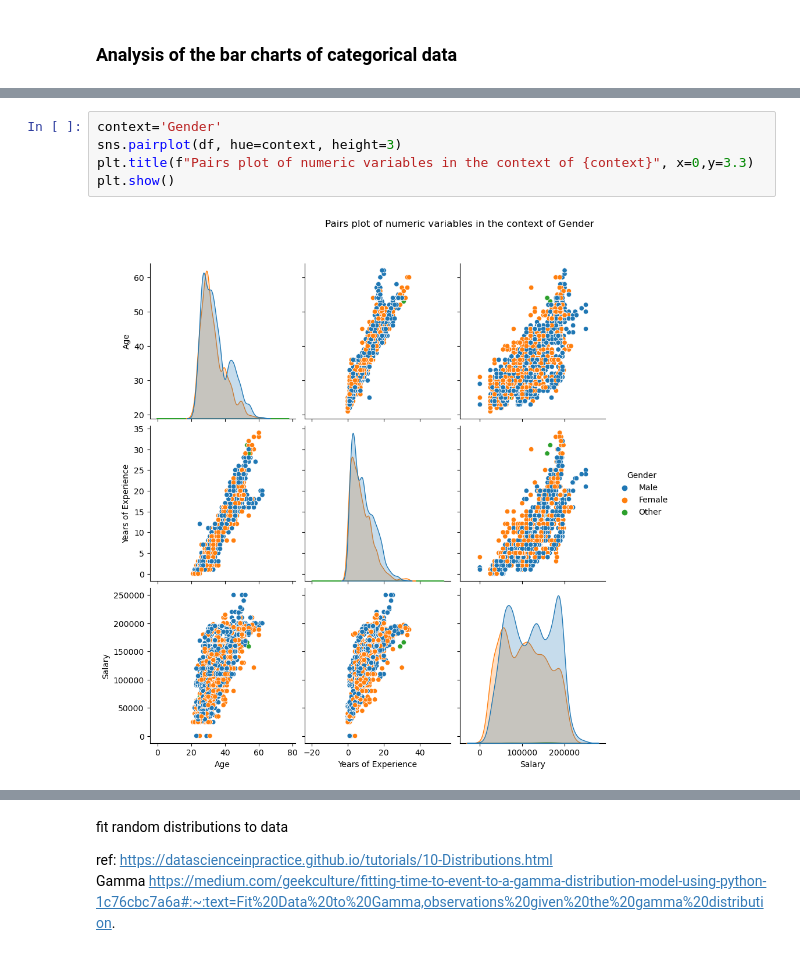
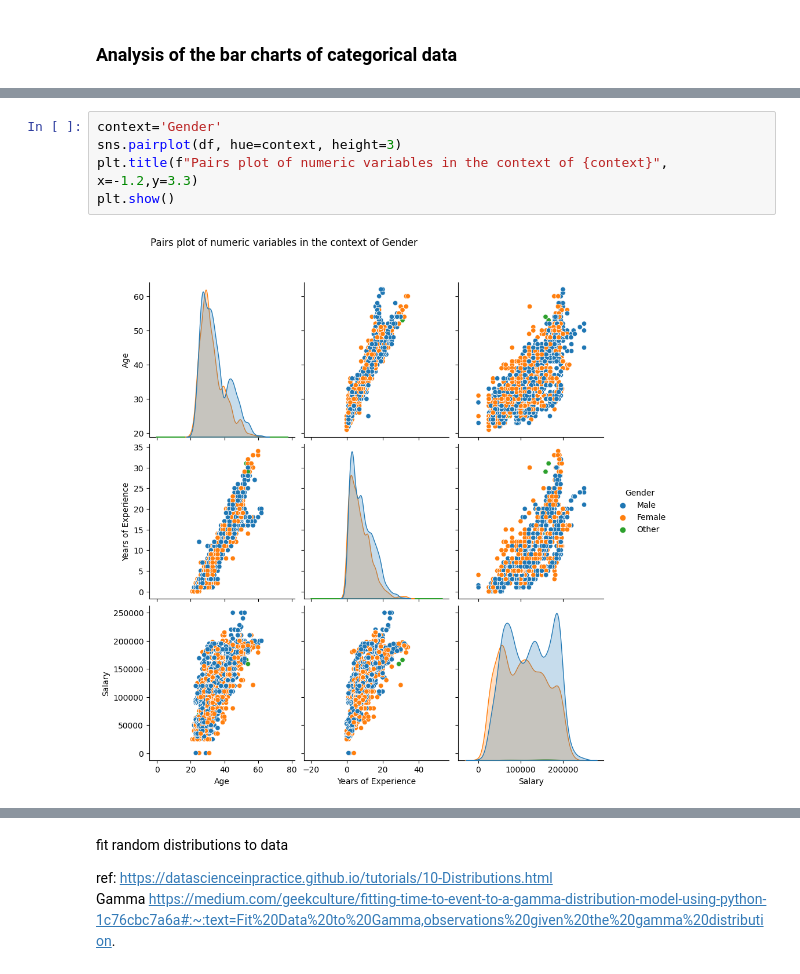
Before and after one commit to noyo0/ProgrammingForDataAnalysis, a Jupyter notebook: Project1/Project1.ipynb, the cells around one changed output, grey strips where cells are left out. Cells and saved outputs as stored; diff of their text form.

```diff
--- a/Project1/Project1.ipynb
+++ b/Project1/Project1.ipynb
@@ -237,10 +265,10 @@ print(matplotlib.__version__)
 # %%
 context='Gender'
 sns.pairplot(df, hue=context, height=3)
-plt.title(f"Pairs plot of numeric variables in the context of {context}", x=0,y=3.3)
+plt.title(f"Pairs plot of numeric variables in the context of {context}", x=-1.2,y=3.3)
 plt.show()
 # %% [output]
-[figure, old version]
+[figure, new version]
 # %%
 context='Education Level'
 sns.pairplot(df, hue=context, height=3)
```
Also changed, not shown: parts of 14 cells of this notebook.
